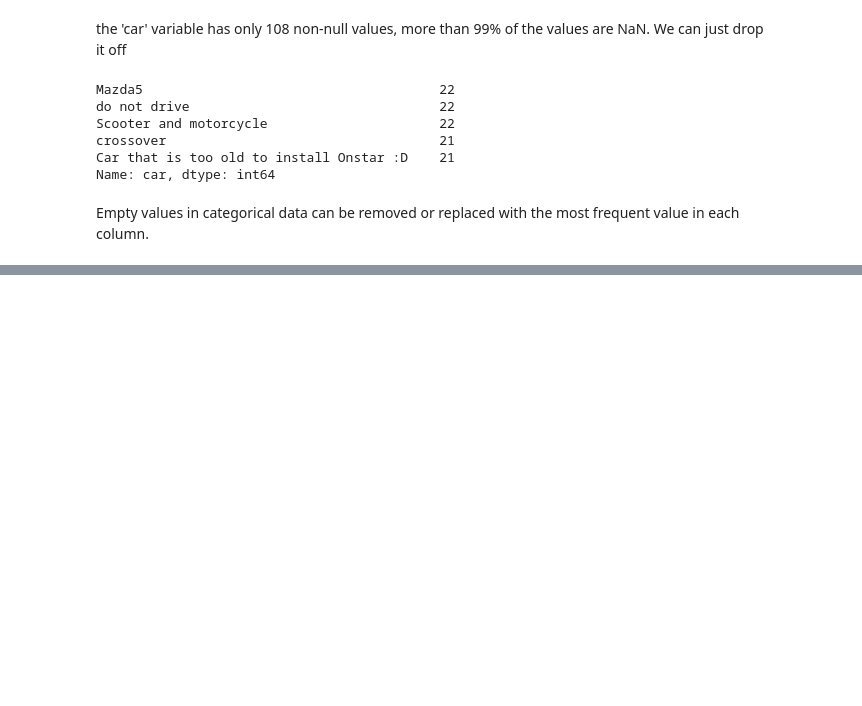
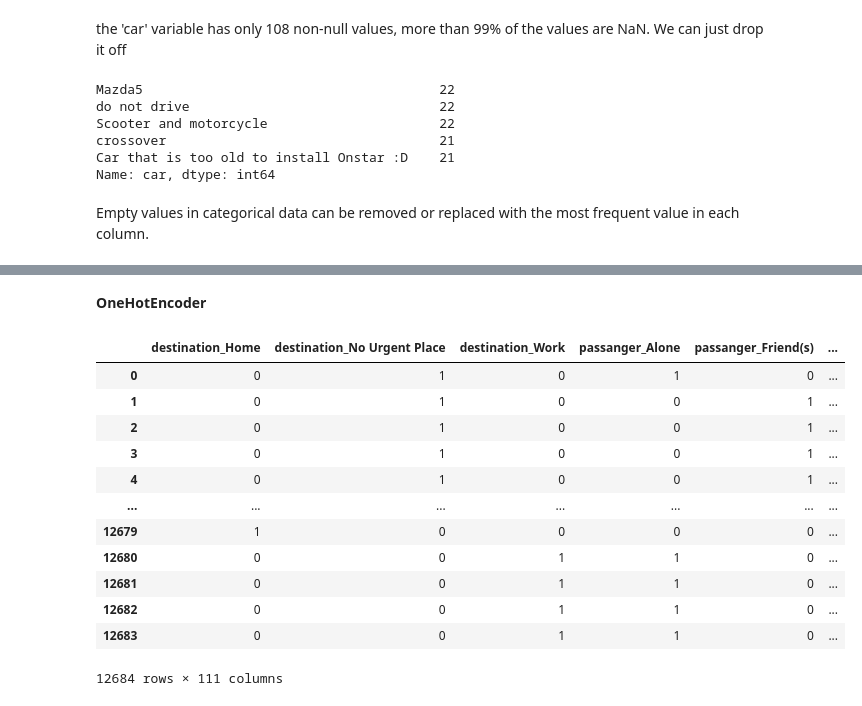
Before and after one commit to MaryamKarrabi-eng/DataMining, a Jupyter notebook: data-models-in-vehicle-coupon-recommendation_new.ipynb, the cells around one changed output, grey strips where cells are left out. Drawn from its saved outputs; the diff is of its cells as text; code cells hidden in the pictures; blank space fills up the shorter version.

```diff
--- a/data-models-in-vehicle-coupon-recommendation_new.ipynb
+++ b/data-models-in-vehicle-coupon-recommendation_new.ipynb
@@ -164,0 +248,38 @@ for x in df.columns[df.isna().any()]:
+# %% [markdown]
+**OneHotEncoder**
+# %%
+from sklearn.preprocessing import LabelEncoder, OneHotEncoder
+
+enc = OneHotEncoder(dtype='int64')
+
+df_cat = df.select_dtypes(include=['category']).copy()
+df_int = df.select_dtypes(include=['int64']).copy()
+
+df_enc = pd.DataFrame()
+for col in df_cat.columns:
+
+    enc_results = enc.fit_transform(df_cat[[col]])
+
+    enc_cat = [col + '_' + str(x) for x in enc.categories_[0]]
+
+    df0 = pd.DataFrame(enc_results.toarray(), columns=enc_cat)
+
+    df_enc = pd.concat([df_enc,df0], axis=1)
+
+df_final = pd.concat([df_enc, df_int], axis=1)
+
+df_final
+# %% [output]
+|  | destination_Home | destination_No Urgent Place | destination_Work | passanger_Alone | passanger_Friend(s) | ... |
+| 0 | 0 | 1 | 0 | 1 | 0 | ... |
+| 1 | 0 | 1 | 0 | 0 | 1 | ... |
+| 2 | 0 | 1 | 0 | 0 | 1 | ... |
+| 3 | 0 | 1 | 0 | 0 | 1 | ... |
+| 4 | 0 | 1 | 0 | 0 | 1 | ... |
+| ... | ... | ... | ... | ... | ... | ... |
+| 12679 | 1 | 0 | 0 | 0 | 0 | ... |
+| 12680 | 0 | 0 | 1 | 1 | 0 | ... |
+| 12681 | 0 | 0 | 1 | 1 | 0 | ... |
+| 12682 | 0 | 0 | 1 | 1 | 0 | ... |
+| 12683 | 0 | 0 | 1 | 1 | 0 | ... |
+12684 rows × 111 columns
```
Also changed, not shown: parts of 16 cells of this notebook, 1 other file.
